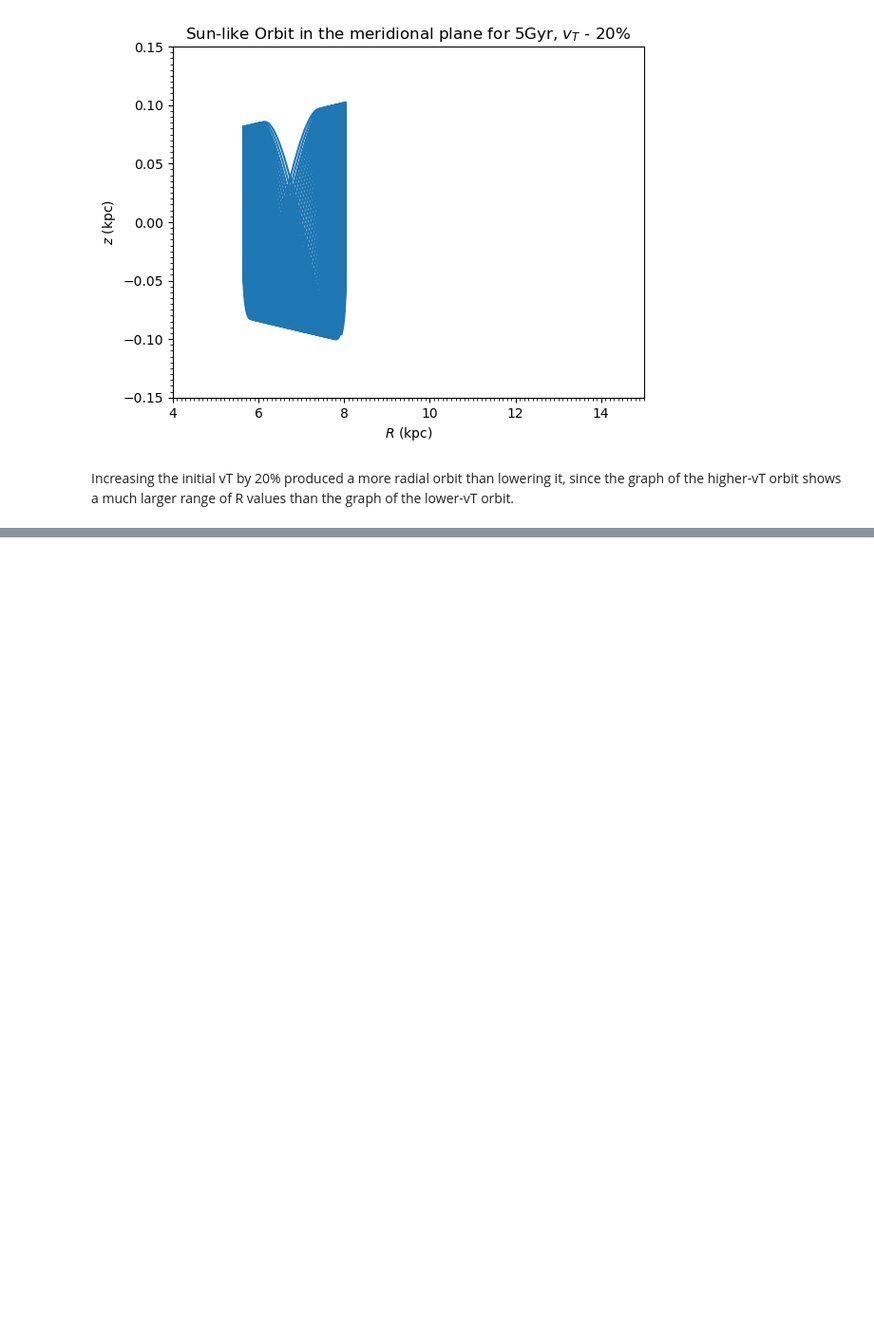
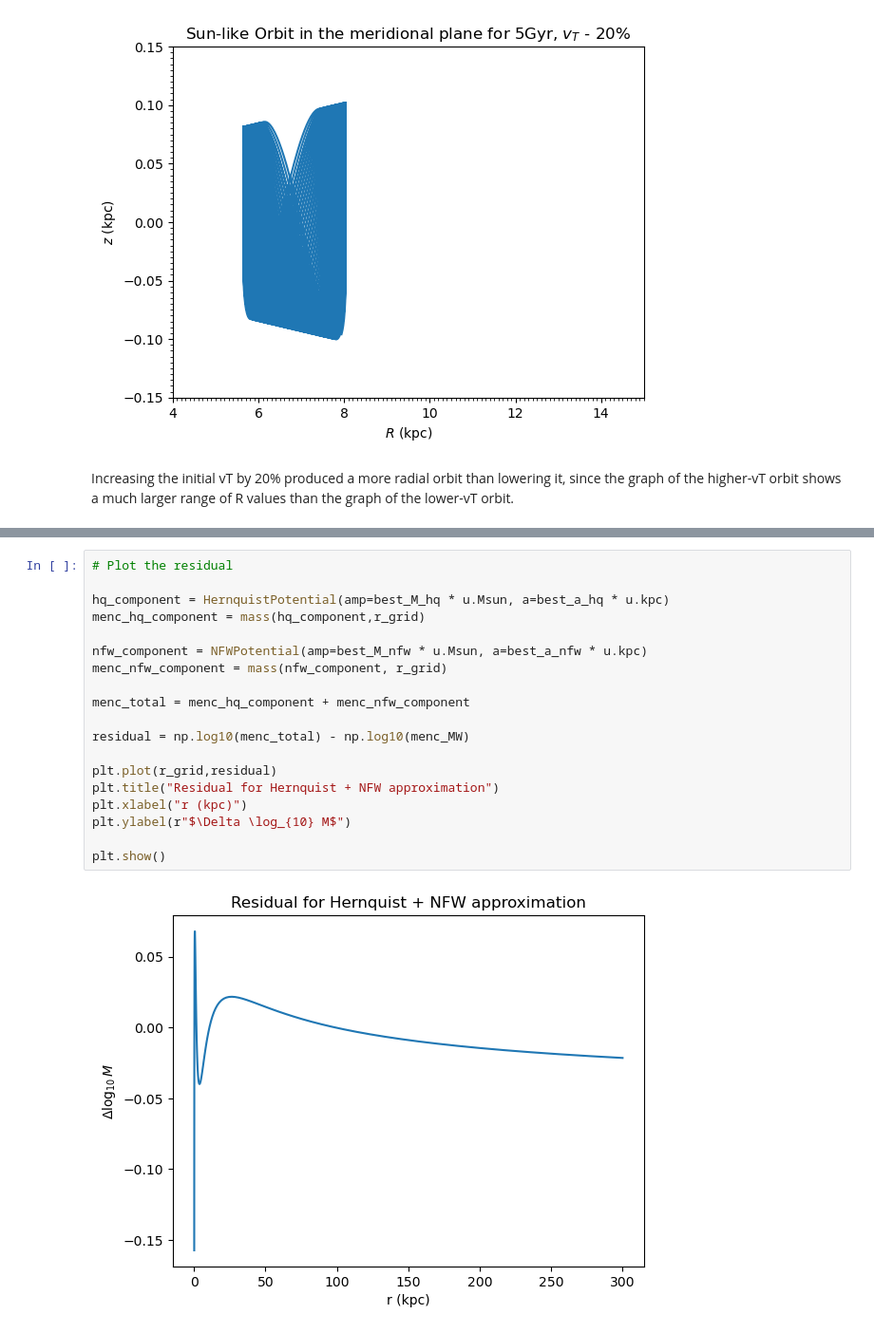
Before and after one commit to mylana-vn/onboarding-exercises, a Jupyter notebook: onboarding_exercises.ipynb, the cells around one changed output, grey strips where cells are left out. Shown at 95% size. Saved outputs shown, nothing was run; the diff lists cells and outputs as text; blank space fills up the shorter version.

```diff
--- a/onboarding_exercises.ipynb
+++ b/onboarding_exercises.ipynb
@@ -303,0 +412,21 @@ Increasing the initial vT by 20% produced a more radial orbit than lowering it,
+# %%
+# Plot the residual
+
+hq_component = HernquistPotential(amp=best_M_hq * u.Msun, a=best_a_hq * u.kpc)
+menc_hq_component = mass(hq_component,r_grid)
+
+nfw_component = NFWPotential(amp=best_M_nfw * u.Msun, a=best_a_nfw * u.kpc)
+menc_nfw_component = mass(nfw_component, r_grid)
+
+menc_total = menc_hq_component + menc_nfw_component
+
+residual = np.log10(menc_total) - np.log10(menc_MW)
+
+plt.plot(r_grid,residual)
+plt.title("Residual for Hernquist + NFW approximation")
+plt.xlabel("r (kpc)")
+plt.ylabel(r"$\Delta \log_{10} M$")
+
+plt.show()
+# %% [output]
+[figure, added]
```
Also changed, not shown: parts of 12 cells of this notebook.
